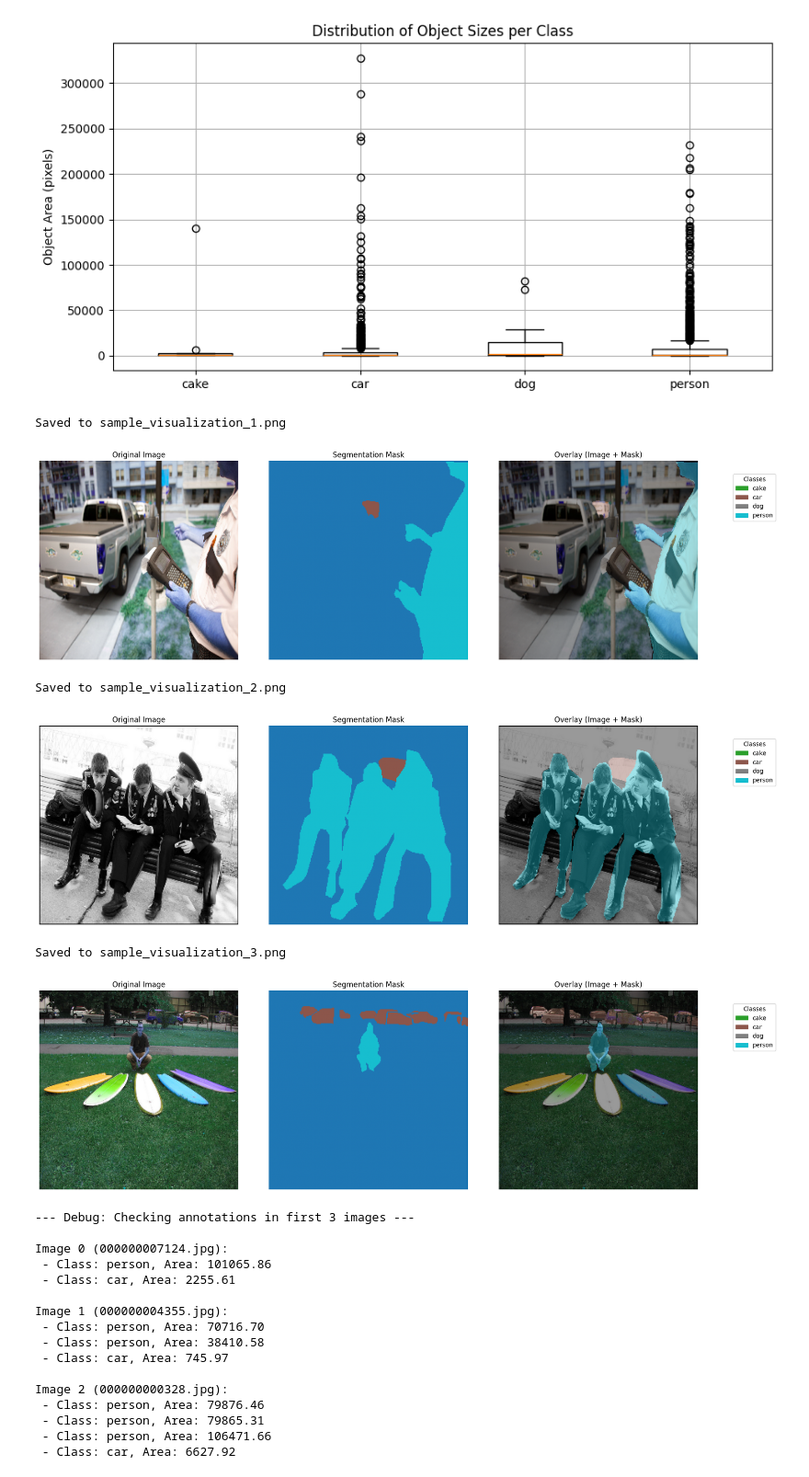
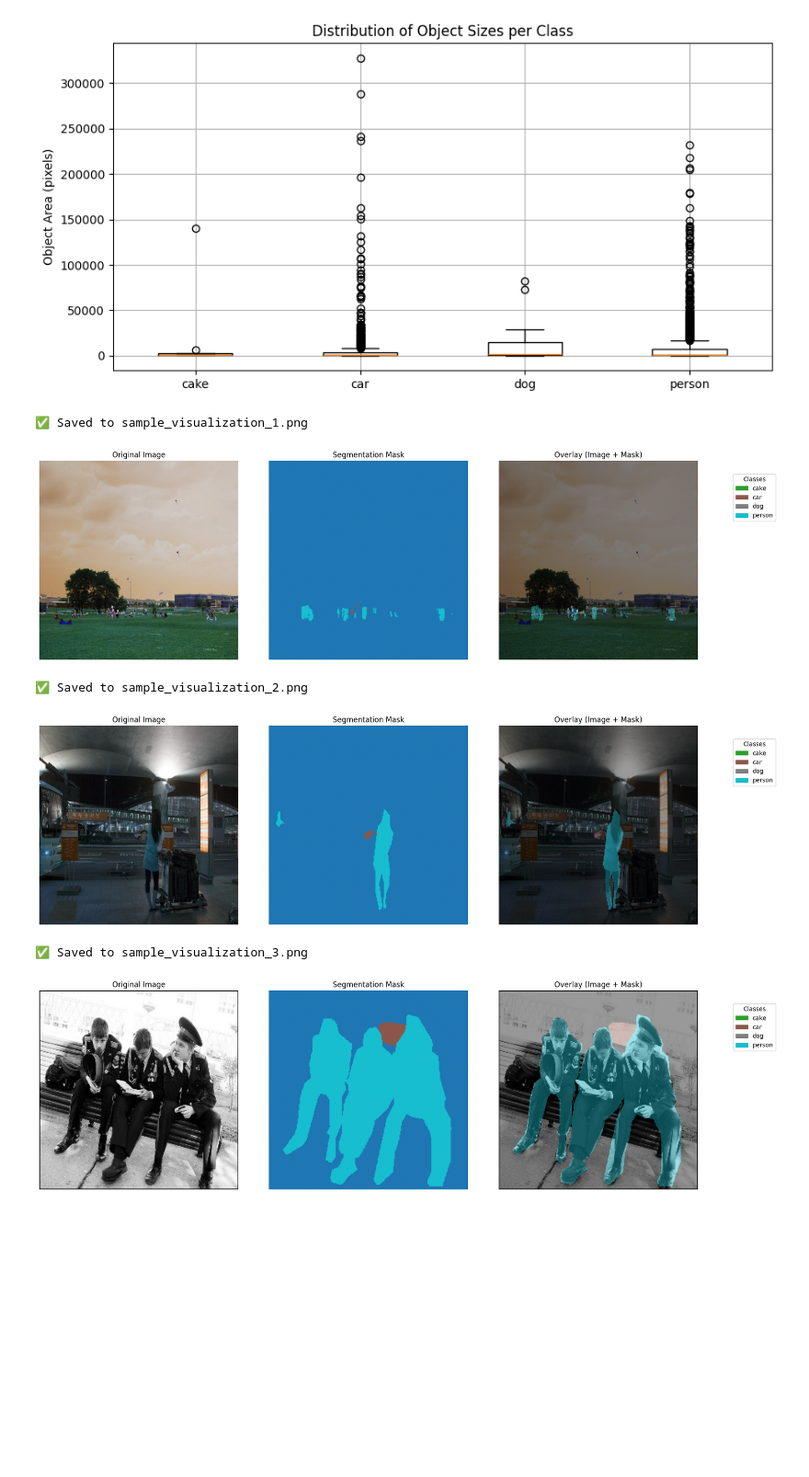
Before and after one commit to Samjacob007/image-segmentation, a Jupyter notebook: Image_segmentation.ipynb, the cells around one changed output. Shown at 92% size. Cells and saved outputs as stored; diff of their text form; code cells hidden in the pictures; blank space fills up the shorter version.

```diff
--- a/Image_segmentation.ipynb
+++ b/Image_segmentation.ipynb
@@ -128,0 +125,13 @@ X_train, X_val, y_train, y_val = train_test_split(images, masks_cat, test_size=0
+# %%
+# Load and preprocess data
+X_train, y_train_raw = process_image_list(train_imgs, coco, target_classes, target_classes_IDs, categories)
+X_val, y_val_raw = process_image_list(val_imgs, coco, target_classes, target_classes_IDs, categories)
+
+# One-hot encode masks
+y_train = to_categorical(y_train_raw, num_classes=NUM_CLASSES)
+y_val = to_categorical(y_val_raw, num_classes=NUM_CLASSES)
+
+#  Check class balance in validation
+val_class_counts = np.sum(np.argmax(y_val, axis=-1).reshape(-1, 1) == np.arange(NUM_CLASSES), axis=0)
+print("Pixel counts per class in y_val:", val_class_counts)
+print("Classes:", ['background'] + target_classes)
@@ -159,12 +171,9 @@ plt.show()
 # %% [output]
 [figure]
 # %%
-def visualize_sample_with_legend(idx, save=False, save_path=None):
-    image = images[idx]
-    mask = masks[idx]
-
+def visualize_sample_with_legend(image, mask, idx=None, save=False, save_path=None):
     # Convert one-hot to categorical if needed
-    if len(mask.shape) == 3:
+    if len(mask.shape) == 3 and mask.shape[-1] == NUM_CLASSES:
         mask = np.argmax(mask, axis=-1)
 
     colored_mask = np.zeros_like(image)
@@ -177,66 +186,43 @@ def visualize_sample_with_legend(idx, save=False, save_path=None):
     overlay = 0.6 * image + 0.4 * colored_mask
 
     legend_elements = [
         mpatches.Patch(color=cmap(i / NUM_CLASSES), label=target_classes[i - 1])
         for i in range(1, NUM_CLASSES)
     ]
 
     fig, axs = plt.subplots(1, 3, figsize=(16, 5))
 
     axs[0].imshow(image)
     axs[0].set_title("Original Image")
     axs[0].axis('off')
 
     axs[1].imshow(mask, cmap='tab10', vmin=0, vmax=NUM_CLASSES - 1)
     axs[1].set_title("Segmentation Mask")
     axs[1].axis('off')
 
     axs[2].imshow(overlay)
     axs[2].set_title("Overlay (Image + Mask)")
     axs[2].axis('off')
 
     fig.legend(handles=legend_elements, bbox_to_anchor=(1.02, 0.9), loc='upper left', title="Classes")
-
     plt.tight_layout()
 
     if save and save_path:
         plt.savefig(save_path, dpi=300, bbox_inches='tight')
-        print(f"Saved to {save_path}")
+        print(f"✅ Saved to {save_path}")
 
     plt.show()
-
-# Show and optionally save 3 sample visualizations
+# Visualize 3 samples from the balanced training data
 for i in range(3):
-    visualize_sample_with_legend(i, save=True, save_path=f"sample_visualization_{i+1}.png")
-    # ✅ Debug: Print annotations for the first 3 visualized images
-print("\n--- Debug: Checking annotations in first 3 images ---")
-for i, img in enumerate(unique_training_images[:3]):
-    print(f"\nImage {i} ({img['file_name']}):")
-    ann_ids = coco.getAnnIds(imgIds=img["id"], catIds=target_classes_IDs)
-    anns = coco.loadAnns(ann_ids)
-    for ann in anns:
-        cls_name = get_category_name(ann['category_id'], categories)
-        print(f" - Class: {cls_name}, Area: {ann['area']:.2f}")
+    visualize_sample_with_legend(
+        X_train[i], y_train_raw[i],
+        save=True,
+        save_path=f"sample_visualization_{i+1}.png"
+    )
 # %% [output]
-Saved to sample_visualization_1.png
+✅ Saved to sample_visualization_1.png
-[figure, old version]
+[figure, new version]
-Saved to sample_visualization_2.png
+✅ Saved to sample_visualization_2.png
-[figure, old version]
+[figure, new version]
-Saved to sample_visualization_3.png
+✅ Saved to sample_visualization_3.png
-[figure, old version]
+[figure, new version]
---- Debug: Checking annotations in first 3 images ---
-
-Image 0 (000000007124.jpg):
- - Class: person, Area: 101065.86
- - Class: car, Area: 2255.61
-
-Image 1 (000000004355.jpg):
- - Class: person, Area: 70716.70
- - Class: person, Area: 38410.58
- - Class: car, Area: 745.97
-
-Image 2 (000000000328.jpg):
- - Class: person, Area: 79876.46
- - Class: person, Area: 79865.31
- - Class: person, Area: 106471.66
- - Class: car, Area: 6627.92
```
Also changed, not shown: parts of 13 cells of this notebook.
